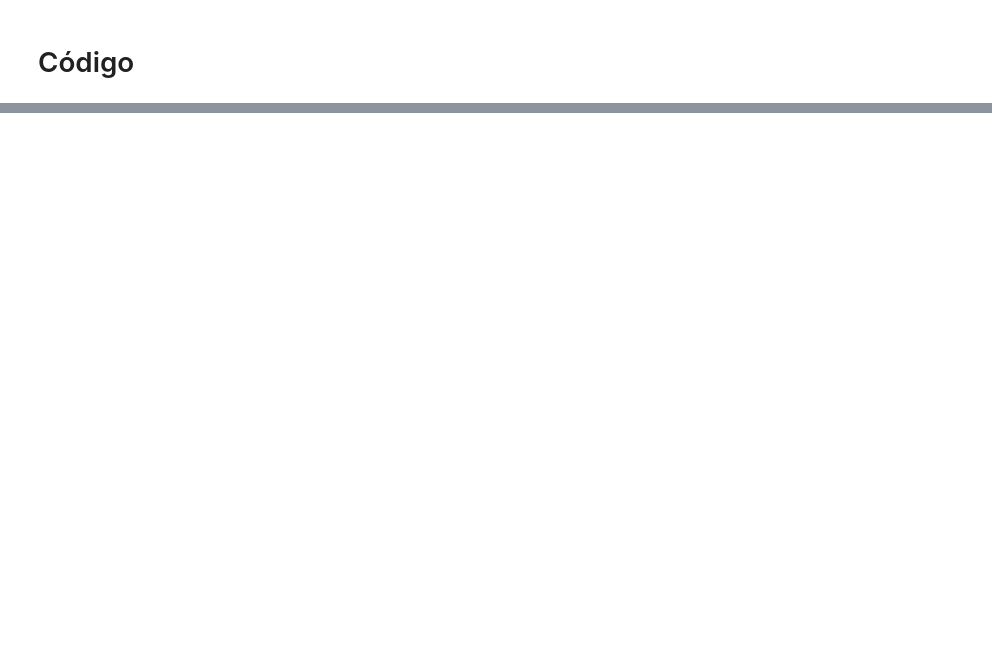
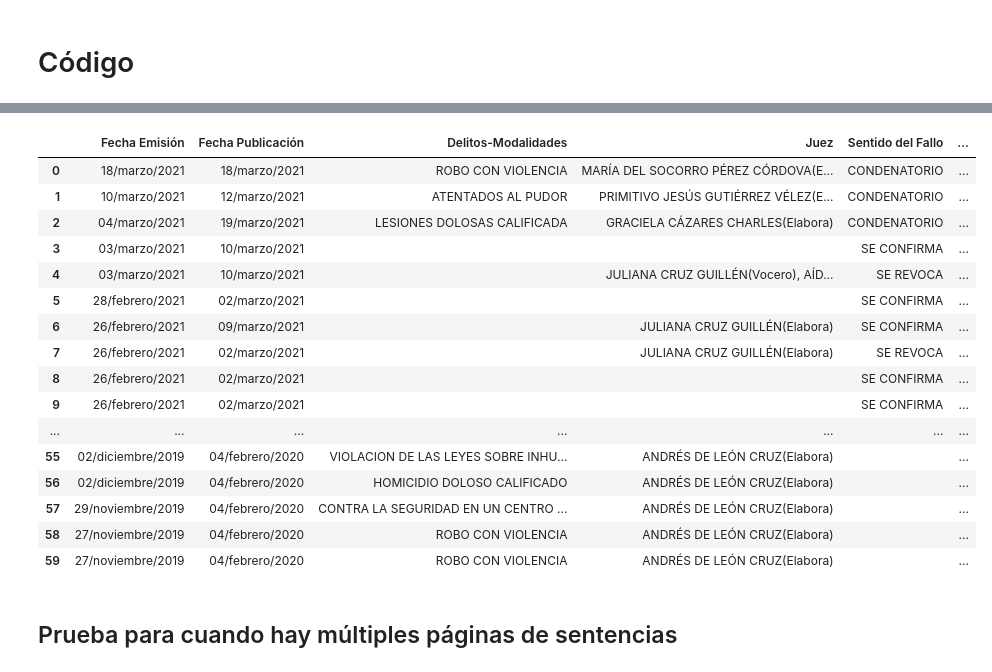
Before and after one commit to DatalabITAM/justicia-transparente, a Jupyter notebook: webScraping/webScrap.ipynb, the cells around one changed output, grey strips where cells are left out. Saved outputs shown, nothing was run; the diff lists cells and outputs as text; code cells hidden in the pictures; blank space fills up the shorter version.

Commit message:
Parse data into a dataframe

```diff
--- a/webScraping/webScrap.ipynb
+++ b/webScraping/webScrap.ipynb
@@ -345,0 +282,21 @@ for i1 in range(1,t1):
+# %%
+df_final = pd.concat(lista_dfs, ignore_index = True)
+df_final
+# %% [output]
+|  | Fecha Emisión | Fecha Publicación | Delitos-Modalidades | Juez | Sentido del Fallo | ... |
+| 0 | 18/marzo/2021 | 18/marzo/2021 | ROBO CON VIOLENCIA | MARÍA DEL SOCORRO PÉREZ CÓRDOVA(E... | CONDENATORIO | ... |
+| 1 | 10/marzo/2021 | 12/marzo/2021 | ATENTADOS AL PUDOR | PRIMITIVO JESÚS GUTIÉRREZ VÉLEZ(E... | CONDENATORIO | ... |
+| 2 | 04/marzo/2021 | 19/marzo/2021 | LESIONES DOLOSAS CALIFICADA | GRACIELA CÁZARES CHARLES(Elabora) | CONDENATORIO | ... |
+| 3 | 03/marzo/2021 | 10/marzo/2021 |  |  | SE CONFIRMA | ... |
+| 4 | 03/marzo/2021 | 10/marzo/2021 |  | JULIANA CRUZ GUILLÉN(Vocero), AÍD... | SE REVOCA | ... |
+| 5 | 28/febrero/2021 | 02/marzo/2021 |  |  | SE CONFIRMA | ... |
+| 6 | 26/febrero/2021 | 09/marzo/2021 |  | JULIANA CRUZ GUILLÉN(Elabora) | SE CONFIRMA | ... |
+| 7 | 26/febrero/2021 | 02/marzo/2021 |  | JULIANA CRUZ GUILLÉN(Elabora) | SE REVOCA | ... |
+| 8 | 26/febrero/2021 | 02/marzo/2021 |  |  | SE CONFIRMA | ... |
+| 9 | 26/febrero/2021 | 02/marzo/2021 |  |  | SE CONFIRMA | ... |
+| ... | ... | ... | ... | ... | ... | ... |
+| 55 | 02/diciembre/2019 | 04/febrero/2020 | VIOLACION DE LAS LEYES SOBRE INHU... | ANDRÉS DE LEÓN CRUZ(Elabora) |  | ... |
+| 56 | 02/diciembre/2019 | 04/febrero/2020 | HOMICIDIO DOLOSO CALIFICADO | ANDRÉS DE LEÓN CRUZ(Elabora) |  | ... |
+| 57 | 29/noviembre/2019 | 04/febrero/2020 | CONTRA LA SEGURIDAD EN UN CENTRO ... | ANDRÉS DE LEÓN CRUZ(Elabora) |  | ... |
+| 58 | 27/noviembre/2019 | 04/febrero/2020 | ROBO CON VIOLENCIA | ANDRÉS DE LEÓN CRUZ(Elabora) |  | ... |
+| 59 | 27/noviembre/2019 | 04/febrero/2020 | ROBO CON VIOLENCIA | ANDRÉS DE LEÓN CRUZ(Elabora) |  | ... |
@@ -345,0 +305,2 @@ for i1 in range(1,t1):
+# %% [markdown]
+## Prueba para cuando hay múltiples páginas de sentencias
```
Also changed, not shown: parts of 16 cells of this notebook.
